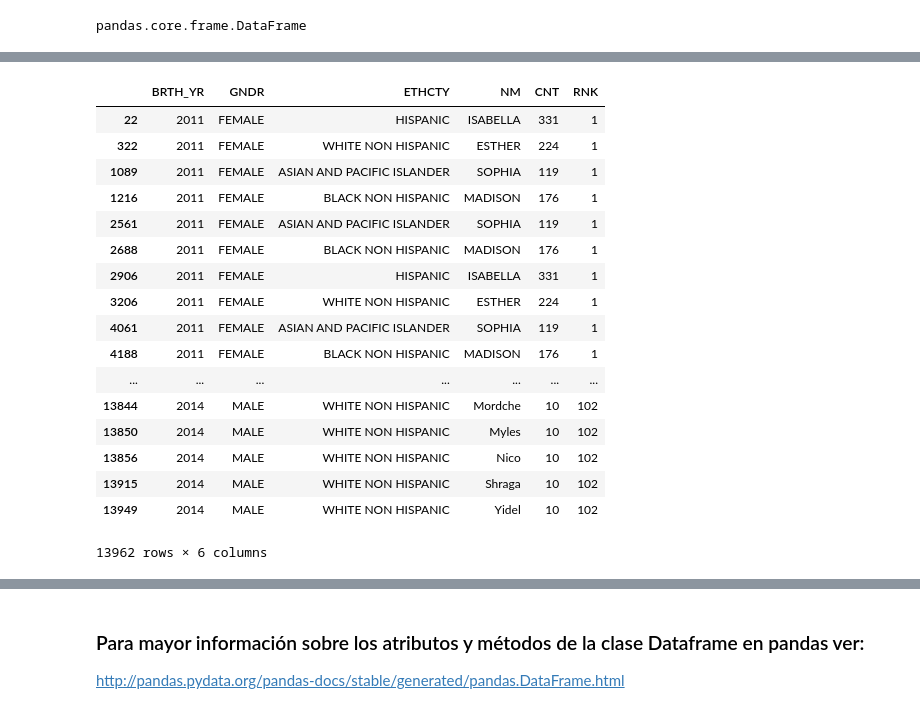
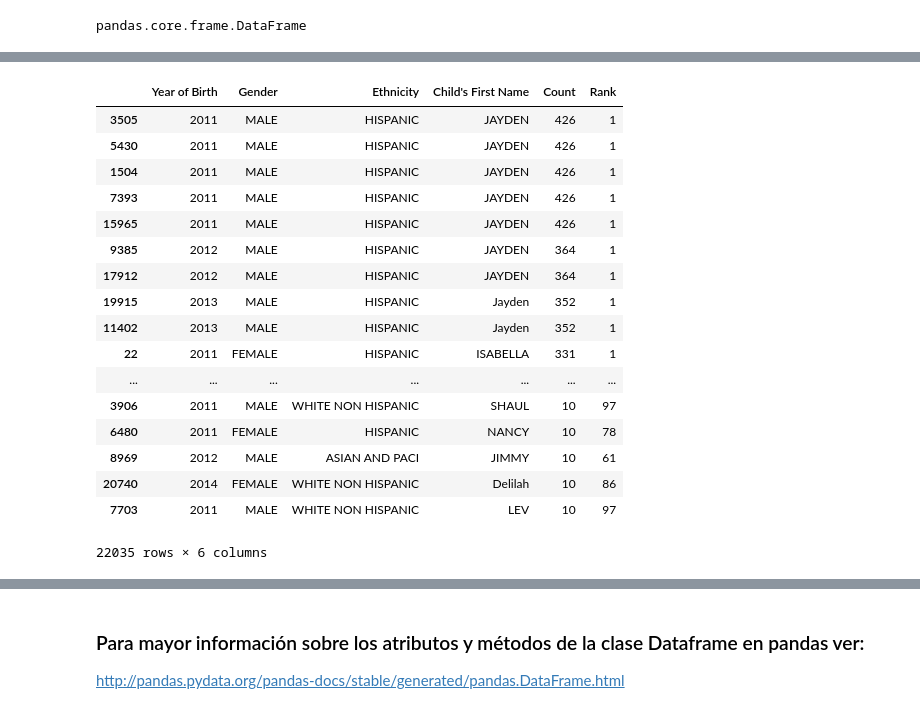
Before and after one commit to PythonUdeC/CPC19, a Jupyter notebook: 05-Procesamiento_datos.ipynb, the cells around one changed output, grey strips where cells are left out. Saved outputs shown, nothing was run; the diff lists cells and outputs as text; code cells hidden in the pictures.

```diff
--- a/05-Procesamiento_datos.ipynb
+++ b/05-Procesamiento_datos.ipynb
@@ -653,21 +751,21 @@ Ahora según el ranking y el año.
-# %%
-data.sort_values(['BRTH_YR','GNDR','RNK'])
-# %% [output]
-|  | BRTH_YR | GNDR | ETHCTY | NM | CNT | RNK |
-| 22 | 2011 | FEMALE | HISPANIC | ISABELLA | 331 | 1 |
-| 322 | 2011 | FEMALE | WHITE NON HISPANIC | ESTHER | 224 | 1 |
-| 1089 | 2011 | FEMALE | ASIAN AND PACIFIC ISLANDER | SOPHIA | 119 | 1 |
-| 1216 | 2011 | FEMALE | BLACK NON HISPANIC | MADISON | 176 | 1 |
-| 2561 | 2011 | FEMALE | ASIAN AND PACIFIC ISLANDER | SOPHIA | 119 | 1 |
-| 2688 | 2011 | FEMALE | BLACK NON HISPANIC | MADISON | 176 | 1 |
-| 2906 | 2011 | FEMALE | HISPANIC | ISABELLA | 331 | 1 |
-| 3206 | 2011 | FEMALE | WHITE NON HISPANIC | ESTHER | 224 | 1 |
-| 4061 | 2011 | FEMALE | ASIAN AND PACIFIC ISLANDER | SOPHIA | 119 | 1 |
-| 4188 | 2011 | FEMALE | BLACK NON HISPANIC | MADISON | 176 | 1 |
-| ... | ... | ... | ... | ... | ... | ... |
-| 13844 | 2014 | MALE | WHITE NON HISPANIC | Mordche | 10 | 102 |
-| 13850 | 2014 | MALE | WHITE NON HISPANIC | Myles | 10 | 102 |
-| 13856 | 2014 | MALE | WHITE NON HISPANIC | Nico | 10 | 102 |
-| 13915 | 2014 | MALE | WHITE NON HISPANIC | Shraga | 10 | 102 |
-| 13949 | 2014 | MALE | WHITE NON HISPANIC | Yidel | 10 | 102 |
-13962 rows × 6 columns
+# %%
+data.sort_values('Count',ascending=False)
+# %% [output]
+|  | Year of Birth | Gender | Ethnicity | Child's First Name | Count | Rank |
+| 3505 | 2011 | MALE | HISPANIC | JAYDEN | 426 | 1 |
+| 5430 | 2011 | MALE | HISPANIC | JAYDEN | 426 | 1 |
+| 1504 | 2011 | MALE | HISPANIC | JAYDEN | 426 | 1 |
+| 7393 | 2011 | MALE | HISPANIC | JAYDEN | 426 | 1 |
+| 15965 | 2011 | MALE | HISPANIC | JAYDEN | 426 | 1 |
+| 9385 | 2012 | MALE | HISPANIC | JAYDEN | 364 | 1 |
+| 17912 | 2012 | MALE | HISPANIC | JAYDEN | 364 | 1 |
+| 19915 | 2013 | MALE | HISPANIC | Jayden | 352 | 1 |
+| 11402 | 2013 | MALE | HISPANIC | Jayden | 352 | 1 |
+| 22 | 2011 | FEMALE | HISPANIC | ISABELLA | 331 | 1 |
+| ... | ... | ... | ... | ... | ... | ... |
+| 3906 | 2011 | MALE | WHITE NON HISPANIC | SHAUL | 10 | 97 |
+| 6480 | 2011 | FEMALE | HISPANIC | NANCY | 10 | 78 |
+| 8969 | 2012 | MALE | ASIAN AND PACI | JIMMY | 10 | 61 |
+| 20740 | 2014 | FEMALE | WHITE NON HISPANIC | Delilah | 10 | 86 |
+| 7703 | 2011 | MALE | WHITE NON HISPANIC | LEV | 10 | 97 |
+22035 rows × 6 columns
```
Also changed, not shown: parts of 93 cells of this notebook.
